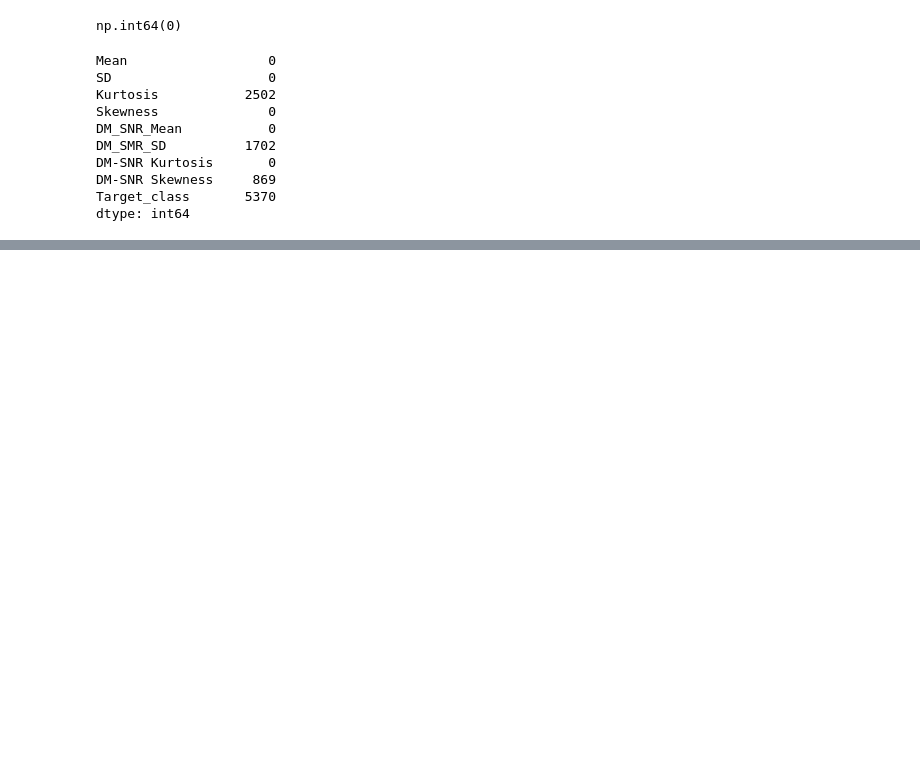
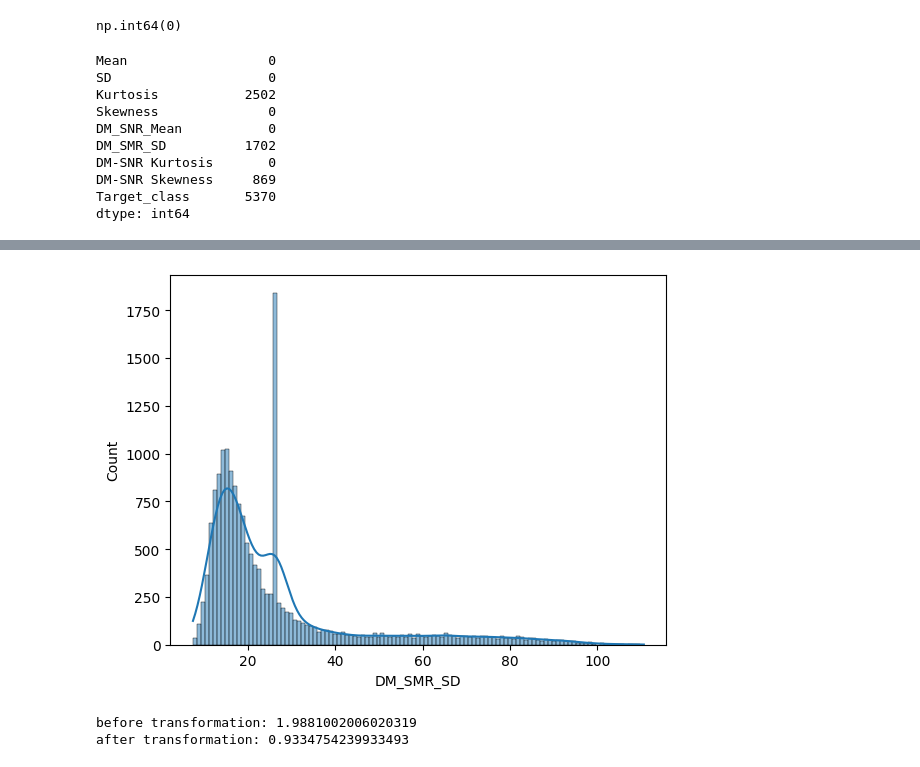
Before and after one commit to BinaryWhizz/Machine-Learning, a Jupyter notebook: Machine Learning 06/01.ipynb, the cells around one changed output, grey strips where cells are left out. Saved outputs shown, nothing was run; the diff lists cells and outputs as text; code cells hidden in the pictures; blank space fills up the shorter version.

```diff
--- a/Machine Learning 06/01.ipynb
+++ b/Machine Learning 06/01.ipynb
@@ -151,0 +198,13 @@ dtype: int64
+# %%
+# Handling missing values
+
+
+# Drop rows where DM-SNR_Skewness is missing and modify the DataFrame in place
+
+df.dropna(subset=['DM-SNR Skewness'], inplace=True)
+
+
+
+# Verify that the missing values in the DM-SNR_Skewness column have been dropped
+
+print(df.isnull().sum())
@@ -151,0 +229,6 @@ dtype: int64
+# %%
+df['DM_SMR_SD'] = df['DM_SMR_SD'].fillna(df['DM_SMR_SD'].mean())
+# %%
+# Replace inf values with NaN
+
+df.replace([np.inf, -np.inf], np.nan, inplace=True)
@@ -151,0 +249,27 @@ dtype: int64
+# %%
+import seaborn as sns
+import matplotlib.pyplot as plt
+
+sns.histplot(df['DM_SMR_SD'], kde=True)
+plt.show()
+# %% [output]
+[figure, added]
+# %%
+#check Skewness before transformation
+
+print('before transformation:',df['DM_SMR_SD'].skew())
+
+
+
+#Aplly Logarithmic Transformation
+
+df['DM_SMR_SD']=np.log(df['DM_SMR_SD']+1)
+
+
+
+#check Skewness after Transformation
+
+print ('after transformation:',df['DM_SMR_SD'].skew())
+# %% [output]
+before transformation: 1.9881002006020319
+after transformation: 0.9334754239933493
```
Also changed, not shown: parts of 15 cells of this notebook.
